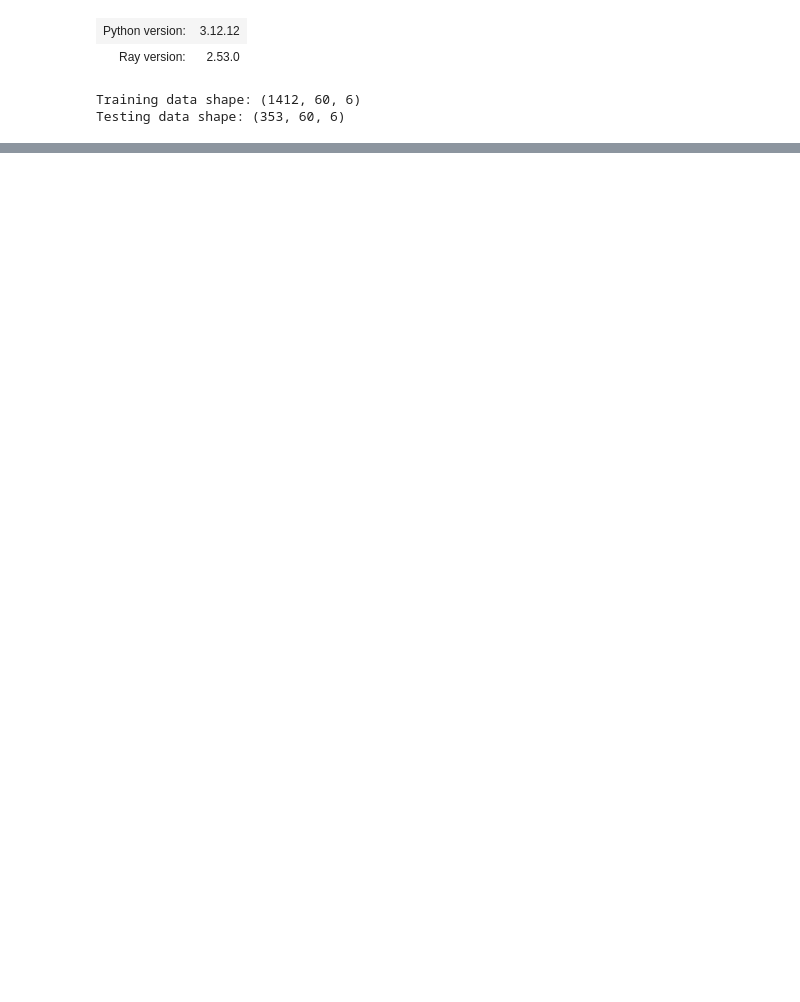
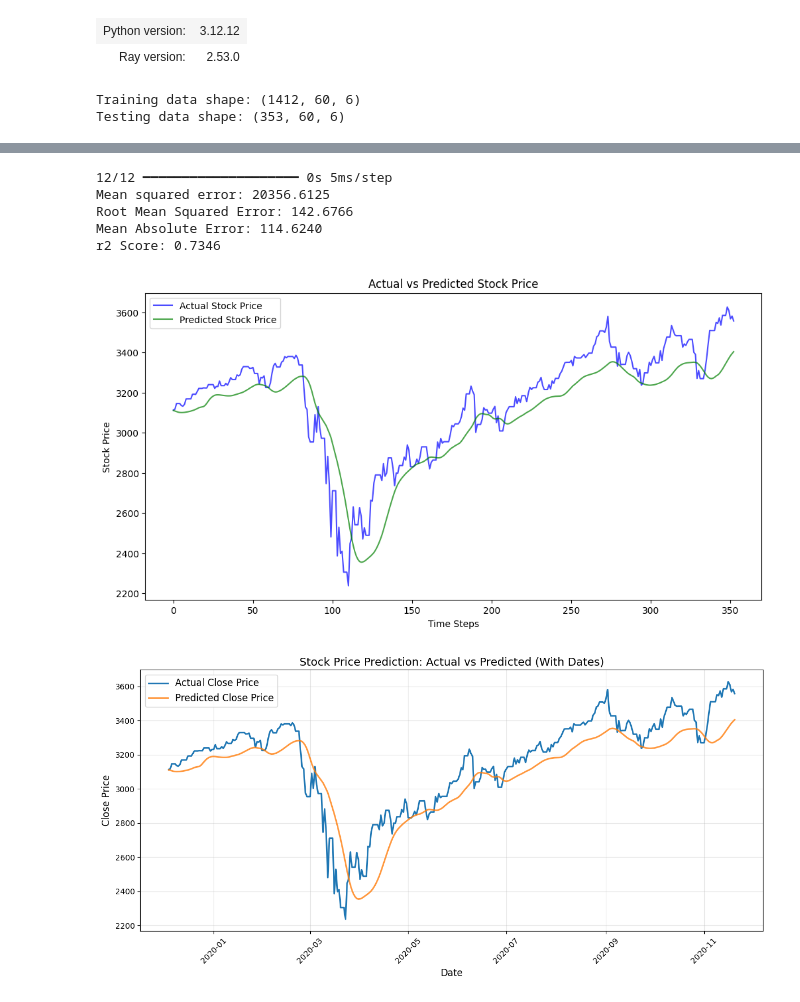
Before and after one commit to jeffmoe/CST_605_Week3, a Jupyter notebook: Week3.ipynb, the cells around one changed output, grey strips where cells are left out. Drawn from its saved outputs; the diff is of its cells as text; code cells hidden in the pictures; blank space fills up the shorter version.

```diff
--- a/Week3.ipynb
+++ b/Week3.ipynb
@@ -96,0 +181,10 @@ Model: "sequential"
+# %%
+model_eval(model, stocks_df, train_size, 60, X_test, y_test, scaler, target_idx=5)
+# %% [output]
+12/12 ━━━━━━━━━━━━━━━━━━━━ 0s 5ms/step
+Mean squared error: 20356.6125
+Root Mean Squared Error: 142.6766
+Mean Absolute Error: 114.6240
+r2 Score: 0.7346
+[figure, added]
+[figure, added]
```
Also changed, not shown: parts of 6 cells of this notebook.
